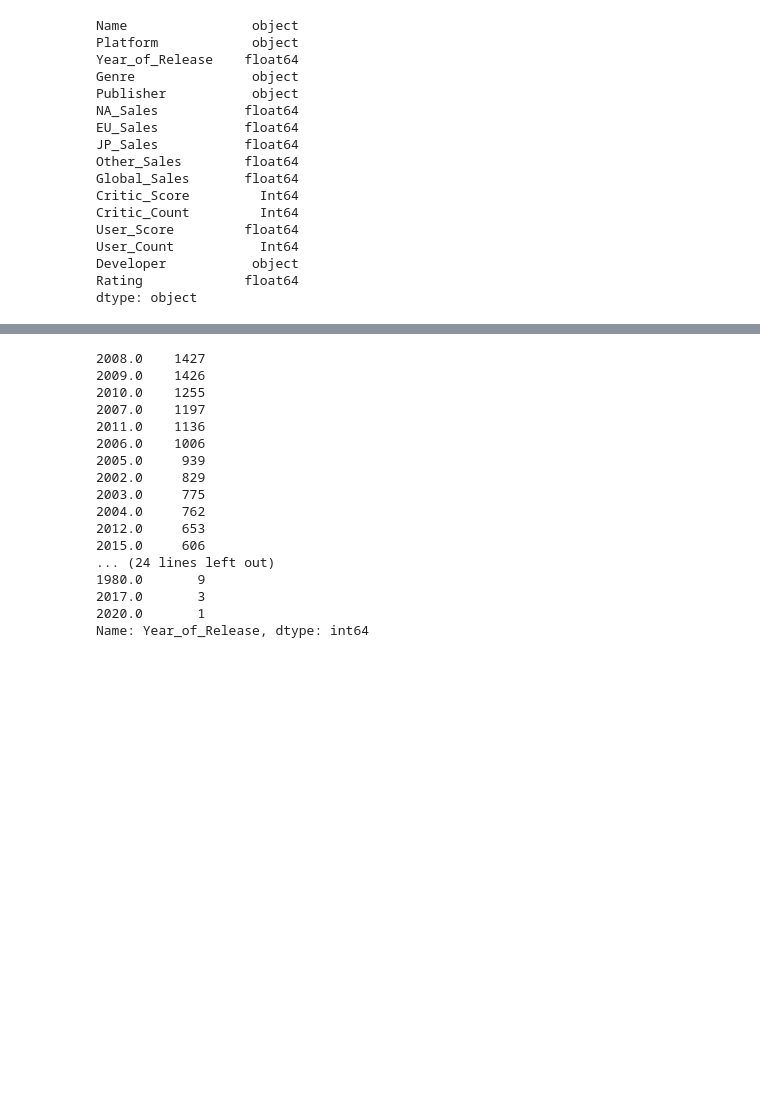
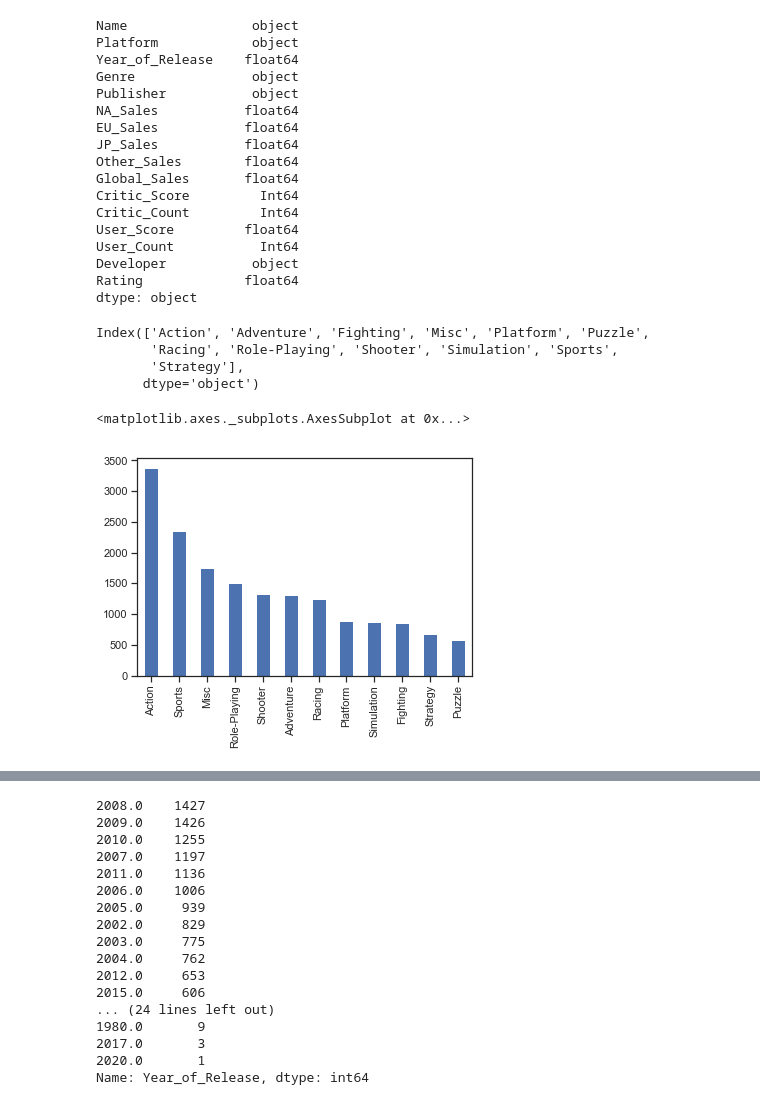
Before and after one commit to Noixas/DataMadness-2020-Video-Games-Sales-2019, a Jupyter notebook: datamadness_cleaned.ipynb, the cells around one changed output, grey strips where cells are left out. Drawn from its saved outputs; the diff is of its cells as text; code cells hidden in the pictures; blank space fills up the shorter version.

Commit message:
Some plots on Genre

```diff
--- a/datamadness_cleaned.ipynb
+++ b/datamadness_cleaned.ipynb
@@ -101,3 +101,18 @@ User_Count           Int64
 Developer           object
 Rating             float64
 dtype: object
+# %%
+#object to Category
+df['Genre']= df['Genre'].astype('category')
+genres = df.Genre.cat.categories
+print(genres)
+# %% [output]
+Index(['Action', 'Adventure', 'Fighting', 'Misc', 'Platform', 'Puzzle',
+       'Racing', 'Role-Playing', 'Shooter', 'Simulation', 'Sports',
+       'Strategy'],
+      dtype='object')
+# %%
+df['Genre'].value_counts().plot(kind='bar')
+# %% [output]
+<matplotlib.axes._subplots.AxesSubplot at 0x...>
+[figure, added]
```
Also changed, not shown: parts of 6 cells of this notebook.
